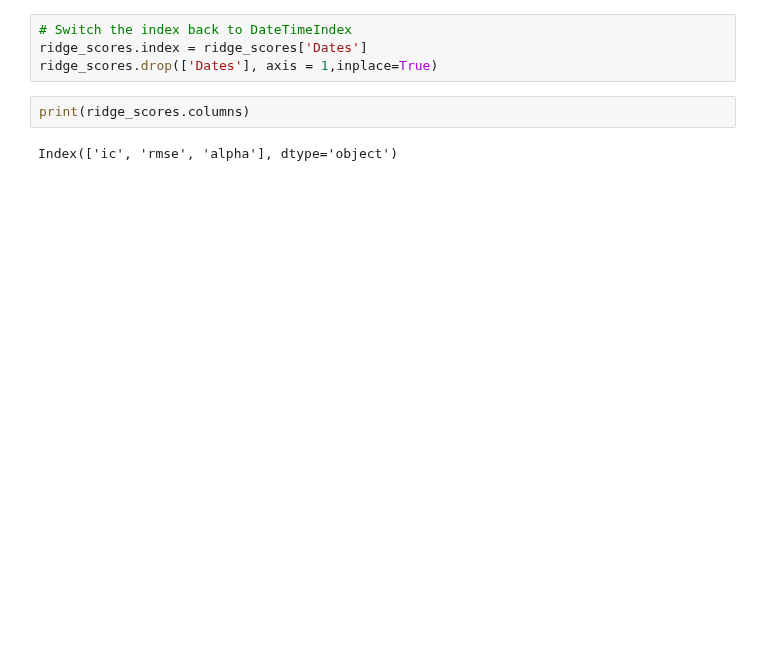
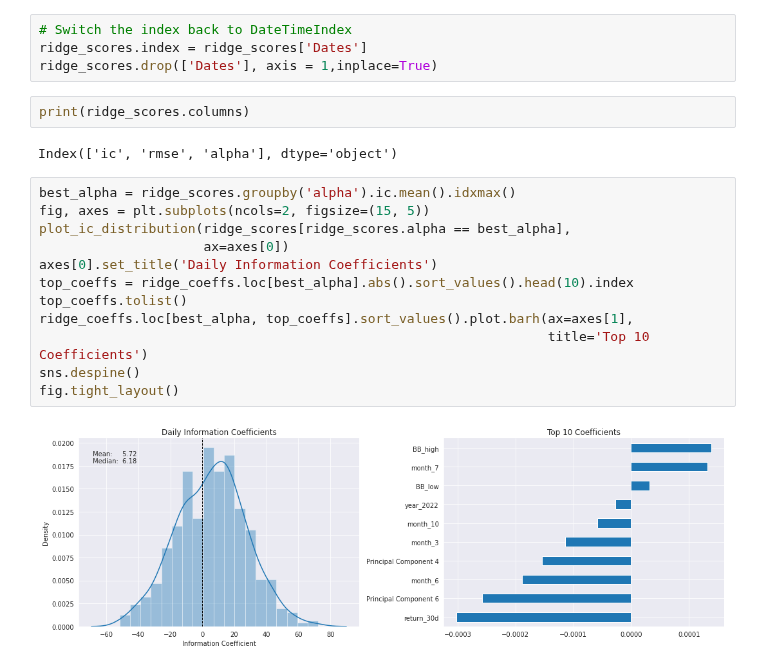
Before and after one commit to carlos-carlos/ML-Class-capstone-project, a Jupyter notebook: Step6_Predictions.ipynb, the cells around one changed output. Saved outputs shown, nothing was run; the diff lists cells and outputs as text; blank space fills up the shorter version.

```diff
--- a/Step6_Predictions.ipynb
+++ b/Step6_Predictions.ipynb
@@ -474,3 +474,17 @@ ridge_scores.drop(['Dates'], axis = 1,inplace=True)
 print(ridge_scores.columns)
 # %% [output]
 Index(['ic', 'rmse', 'alpha'], dtype='object')
+# %%
+best_alpha = ridge_scores.groupby('alpha').ic.mean().idxmax()
+fig, axes = plt.subplots(ncols=2, figsize=(15, 5))
+plot_ic_distribution(ridge_scores[ridge_scores.alpha == best_alpha],
+                     ax=axes[0])
+axes[0].set_title('Daily Information Coefficients')
+top_coeffs = ridge_coeffs.loc[best_alpha].abs().sort_values().head(10).index
+top_coeffs.tolist()
+ridge_coeffs.loc[best_alpha, top_coeffs].sort_values().plot.barh(ax=axes[1],
+                                                                 title='Top 10 Coefficients')
+sns.despine()
+fig.tight_layout()
+# %% [output]
+[figure, added]
```
Also changed, not shown: parts of 19 cells of this notebook.
